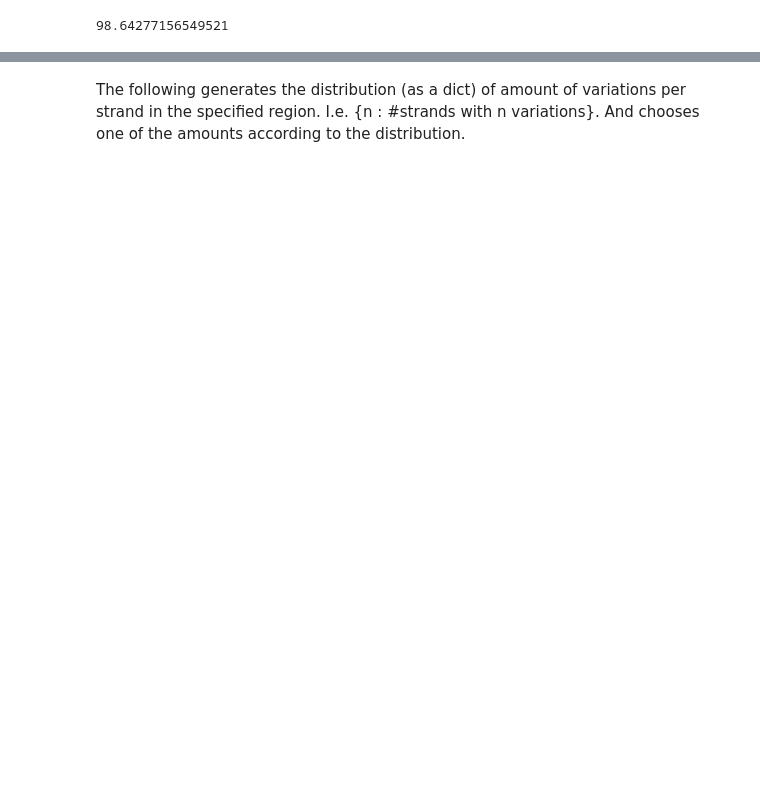
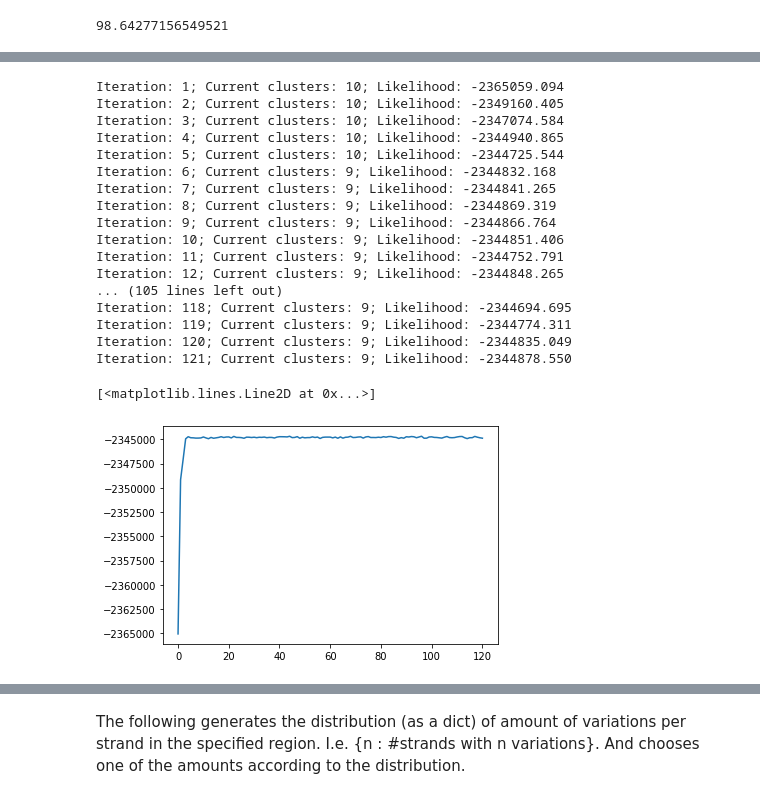
Before and after one commit to manuelgloeckler/sequence_bioinfo, a Jupyter notebook: project/Gentype.ipynb, the cells around one changed output, grey strips where cells are left out. Cells and saved outputs as stored; diff of their text form; code cells hidden in the pictures; blank space fills up the shorter version.

```diff
--- a/project/Gentype.ipynb
+++ b/project/Gentype.ipynb
@@ -89,4 +51,0 @@ data_manager.generate_individual_population_map()
-# %%
-model1 = PiCollapsedNonparametricGibbsSampler(1)
-model1.fit(inference_matrix, num_burn_in_steps = 50, delta = 2, alpha = 0.1)
-plt.plot(model1.ll_list)
@@ -113,4 +51,0 @@ Iteration: 55; Current clusters: 7; Likelihood: -2370754.194
-# %%
-model2 = PiCollapsedNonparametricGibbsSampler(1)
-model2.fit(inference_matrix, num_burn_in_steps = 50, delta = 2, alpha = 1)
-plt.plot(model2.ll_list)
@@ -137,4 +51,0 @@ Iteration: 58; Current clusters: 8; Likelihood: -2370631.752
-# %%
-model3 = PiCollapsedNonparametricGibbsSampler(1)
-model3.fit(inference_matrix, num_burn_in_steps = 50, delta = 1, alpha = 10)
-plt.plot(model3.ll_list)
@@ -327,0 +57,24 @@ plt.plot(principalComponents2[:,0], principalComponents2[:,1], ".")
+# %%
+model1 = PiCollapsedNonparametricGibbsSampler(42)
+model1.fit(inference_matrix, num_burn_in_steps = 100, delta = 1, alpha = 0.1)
+plt.plot(model1.ll_list)
+# %% [output]
+Iteration: 1; Current clusters: 10; Likelihood: -2365059.094
+Iteration: 2; Current clusters: 10; Likelihood: -2349160.405
+Iteration: 3; Current clusters: 10; Likelihood: -2347074.584
+Iteration: 4; Current clusters: 10; Likelihood: -2344940.865
+Iteration: 5; Current clusters: 10; Likelihood: -2344725.544
+Iteration: 6; Current clusters: 9; Likelihood: -2344832.168
+Iteration: 7; Current clusters: 9; Likelihood: -2344841.265
+Iteration: 8; Current clusters: 9; Likelihood: -2344869.319
+Iteration: 9; Current clusters: 9; Likelihood: -2344866.764
+Iteration: 10; Current clusters: 9; Likelihood: -2344851.406
+Iteration: 11; Current clusters: 9; Likelihood: -2344752.791
+Iteration: 12; Current clusters: 9; Likelihood: -2344848.265
+... (105 lines left out)
+Iteration: 118; Current clusters: 9; Likelihood: -2344694.695
+Iteration: 119; Current clusters: 9; Likelihood: -2344774.311
+Iteration: 120; Current clusters: 9; Likelihood: -2344835.049
+Iteration: 121; Current clusters: 9; Likelihood: -2344878.550
+[<matplotlib.lines.Line2D at 0x...>]
+[figure, added]
```
Also changed, not shown: parts of 44 cells of this notebook, 1 other file.
